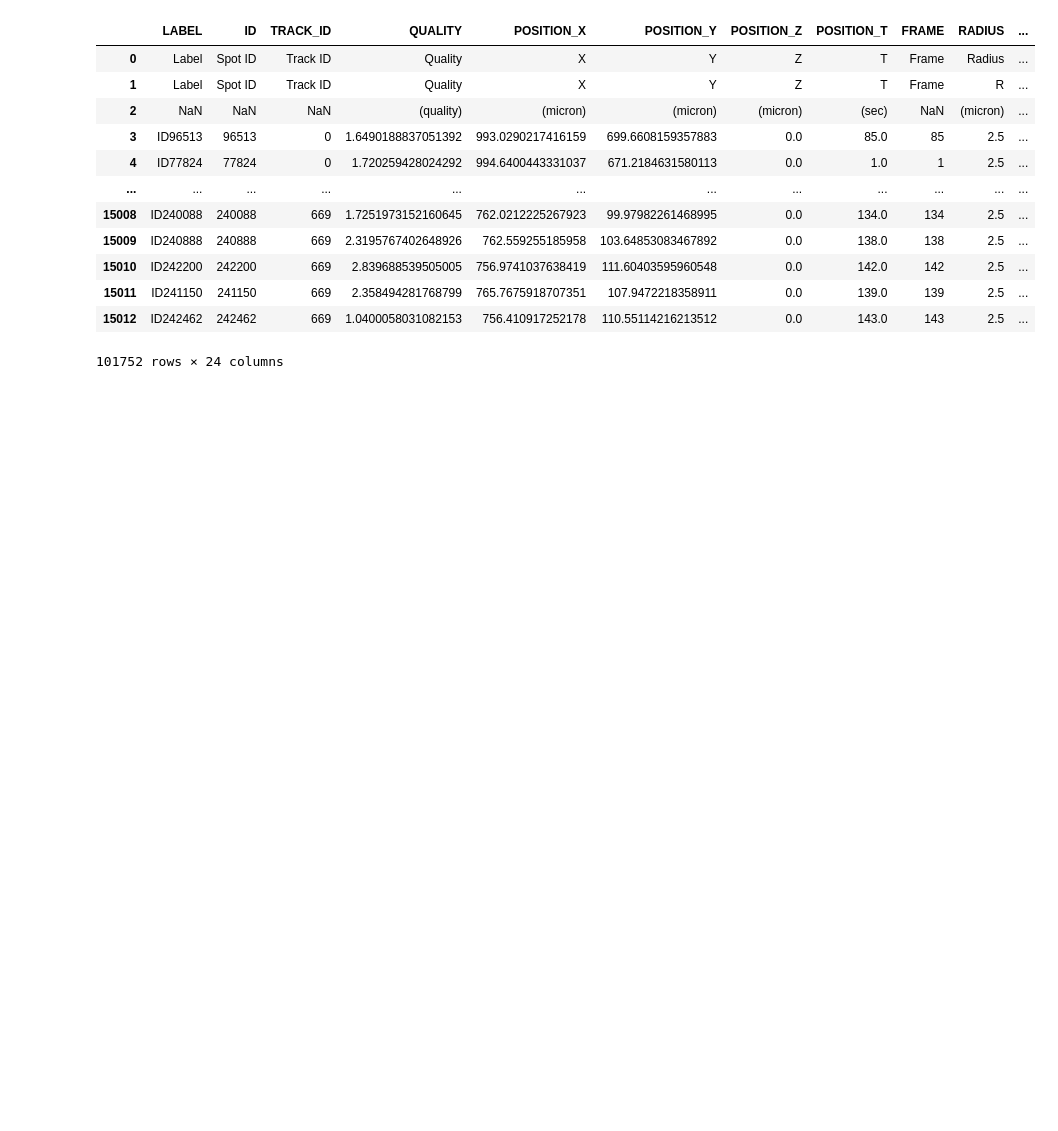
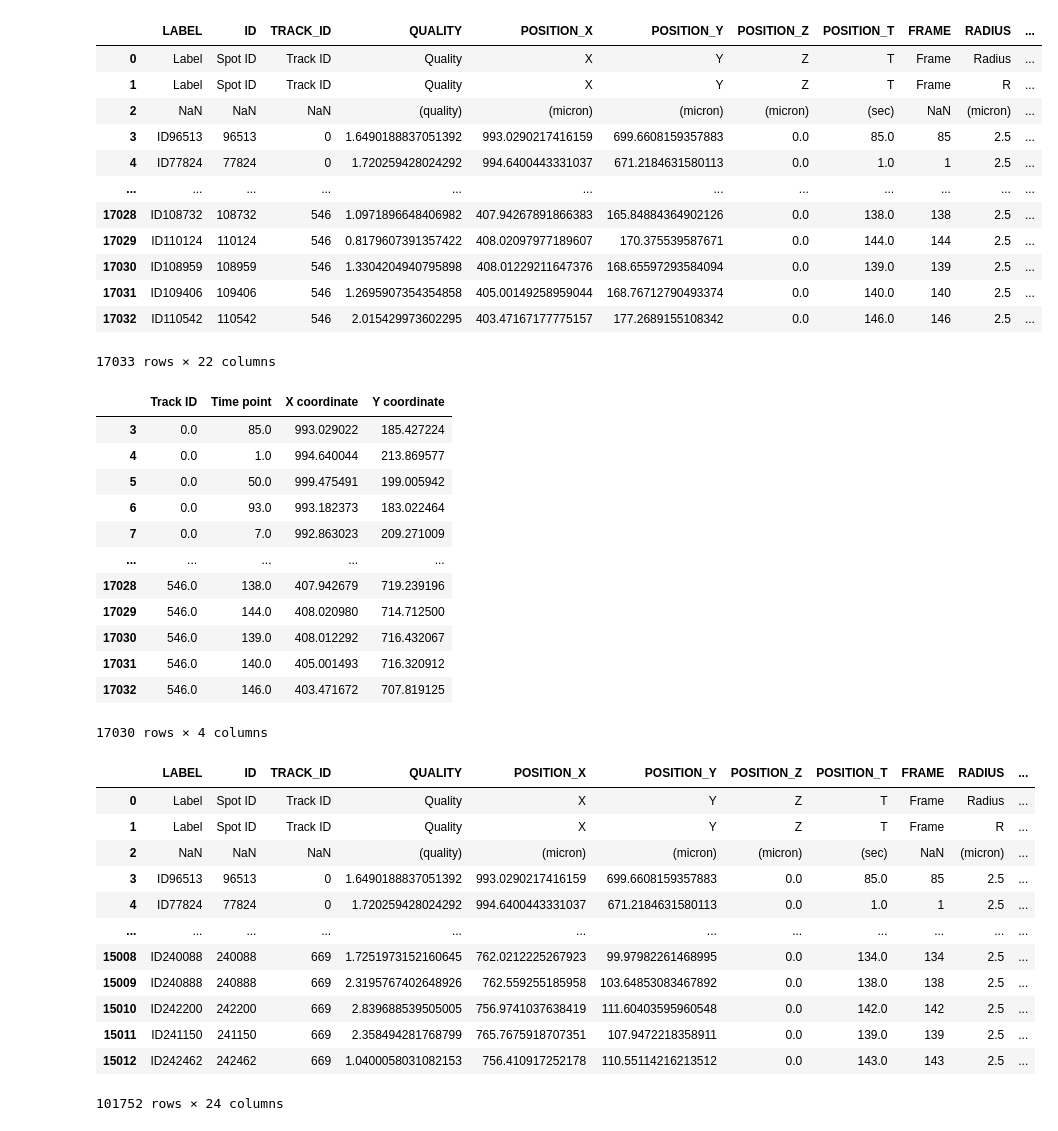
Before and after one commit to NelKol/Peregrin, a Jupyter notebook: code files/input file logic.ipynb, the cells around one changed output. Cells and saved outputs as stored; diff of their text form; code cells hidden in the pictures; blank space fills up the shorter version.

Commit message:
change dinput logic and input file handling

```diff
--- a/code files/input file logic.ipynb
+++ b/code files/input file logic.ipynb
@@ -45,6 +45,65 @@ def get_columns(df: pd.DataFrame) -> list:
     Returns a list of column names from the DataFrame.
     """
     return df.columns.tolist()
+# %%
+track_id = 'TRACK_ID'
+position_t = 'POSITION_T'
+position_x = 'POSITION_X'
+position_y = 'POSITION_Y'
+# %%
+def extract(df: pd.DataFrame, track_id: str, position_t: str, position_x: str, position_y: str, mirror_y: bool = True) -> pd.DataFrame:
+
+    df = df[[track_id, position_t, position_x, position_y]].apply(pd.to_numeric, errors='coerce').dropna()  # Corrected: use double brackets for column selection
+
+    if mirror_y:
+        '''
+        Note:
+            For some reason, the y coordinates extracted from trackmate are mirrored. That ofcourse would not affect the statistical tests, only the data visualization. However, to not get mindfucked..
+            Reflect y-coordinates around the midpoint for the directionality to be accurate, according to the microscope videos.
+        '''
+        y_mid = (df[position_y].min() + df[position_y].max()) / 2
+        df[position_y] = 2 * y_mid - df[position_y]
+
+    return df.rename(columns={track_id: 'Track ID', position_t: 'Time point', position_x: 'X coordinate', position_y: 'Y coordinate'})
+
+
+display(load_DataFrame(input_file1))
+
+display(extract(
+    load_DataFrame(input_file1),
+    track_id=track_id,
+    position_t=position_t,
+    position_x=position_x,
+    position_y=position_y,
+    mirror_y=True
+    ))
+# %% [output]
+|  | LABEL | ID | TRACK_ID | QUALITY | POSITION_X | POSITION_Y | POSITION_Z | POSITION_T | FRAME | RADIUS | ... |
+| 0 | Label | Spot ID | Track ID | Quality | X | Y | Z | T | Frame | Radius | ... |
+| 1 | Label | Spot ID | Track ID | Quality | X | Y | Z | T | Frame | R | ... |
+| 2 | NaN | NaN | NaN | (quality) | (micron) | (micron) | (micron) | (sec) | NaN | (micron) | ... |
+| 3 | ID96513 | 96513 | 0 | 1.6490188837051392 | 993.0290217416159 | 699.6608159357883 | 0.0 | 85.0 | 85 | 2.5 | ... |
+| 4 | ID77824 | 77824 | 0 | 1.720259428024292 | 994.6400443331037 | 671.2184631580113 | 0.0 | 1.0 | 1 | 2.5 | ... |
+| ... | ... | ... | ... | ... | ... | ... | ... | ... | ... | ... | ... |
+| 17028 | ID108732 | 108732 | 546 | 1.0971896648406982 | 407.94267891866383 | 165.84884364902126 | 0.0 | 138.0 | 138 | 2.5 | ... |
+| 17029 | ID110124 | 110124 | 546 | 0.8179607391357422 | 408.02097977189607 | 170.375539587671 | 0.0 | 144.0 | 144 | 2.5 | ... |
+| 17030 | ID108959 | 108959 | 546 | 1.3304204940795898 | 408.01229211647376 | 168.65597293584094 | 0.0 | 139.0 | 139 | 2.5 | ... |
+| 17031 | ID109406 | 109406 | 546 | 1.2695907354354858 | 405.00149258959044 | 168.76712790493374 | 0.0 | 140.0 | 140 | 2.5 | ... |
+| 17032 | ID110542 | 110542 | 546 | 2.015429973602295 | 403.47167177775157 | 177.2689155108342 | 0.0 | 146.0 | 146 | 2.5 | ... |
+17033 rows × 22 columns
+|  | Track ID | Time point | X coordinate | Y coordinate |
+| 3 | 0.0 | 85.0 | 993.029022 | 185.427224 |
+| 4 | 0.0 | 1.0 | 994.640044 | 213.869577 |
+| 5 | 0.0 | 50.0 | 999.475491 | 199.005942 |
+| 6 | 0.0 | 93.0 | 993.182373 | 183.022464 |
+| 7 | 0.0 | 7.0 | 992.863023 | 209.271009 |
+| ... | ... | ... | ... | ... |
+| 17028 | 546.0 | 138.0 | 407.942679 | 719.239196 |
+| 17029 | 546.0 | 144.0 | 408.020980 | 714.712500 |
+| 17030 | 546.0 | 139.0 | 408.012292 | 716.432067 |
+| 17031 | 546.0 | 140.0 | 405.001493 | 716.320912 |
+| 17032 | 546.0 | 146.0 | 403.471672 | 707.819125 |
+17030 rows × 4 columns
 # %%
 def parsed_file(input_files):  # File-reading
 
```
Also changed, not shown: 2 other files.
